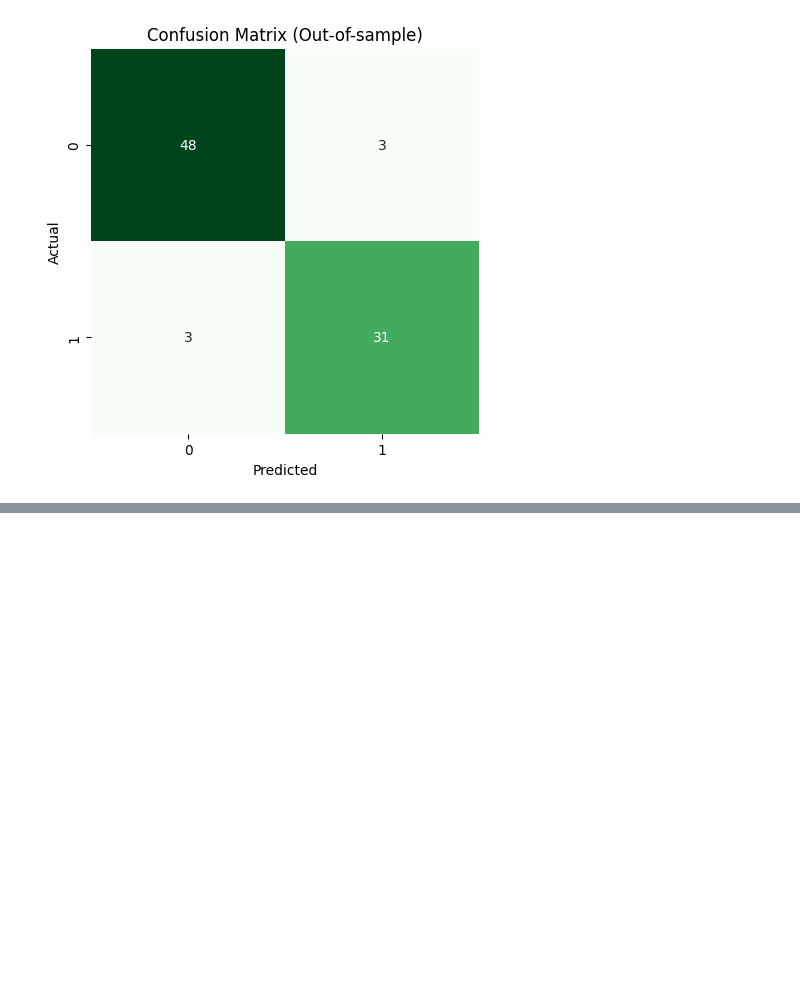
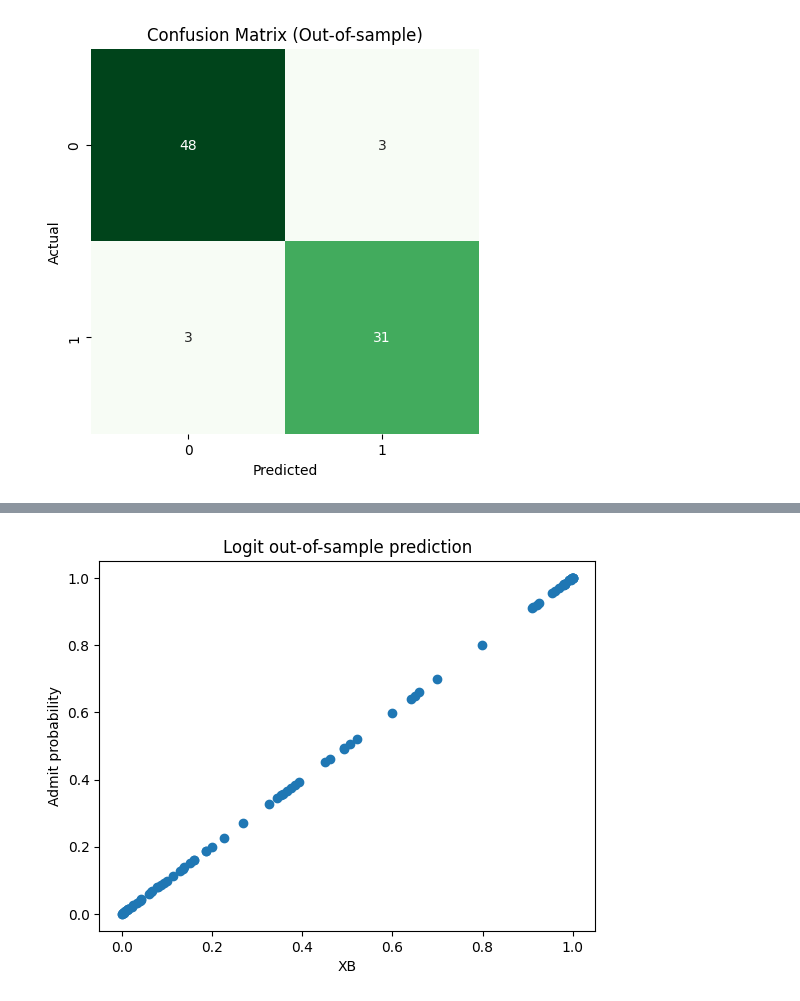
Before and after one commit to babli18/MKT---Consumer-And-Brand-Research, a Jupyter notebook: stp_tools.ipynb, the cells around one changed output, grey strips where cells are left out. Drawn from its saved outputs; the diff is of its cells as text; code cells hidden in the pictures; blank space fills up the shorter version.

```diff
--- a/stp_tools.ipynb
+++ b/stp_tools.ipynb
@@ -262,0 +335,15 @@ plt.show()
+# %%
+# Out-of-sample prediction
+X_out = out_of_sample[['GPA', 'GMAT']]
+X_out = sm.add_constant(X_out)
+pr_out = result.predict(X_out)
+prob_out = result.predict(X_out)
+# %%
+# Plotting predicted probabilities from latent variable
+plt.scatter(pr_out, prob_out)
+plt.xlabel('XB')
+plt.ylabel('Admit probability')
+plt.title('Logit out-of-sample prediction')
+plt.show()
+# %% [output]
+[figure, added]
```
Also changed, not shown: parts of 12 cells of this notebook.
